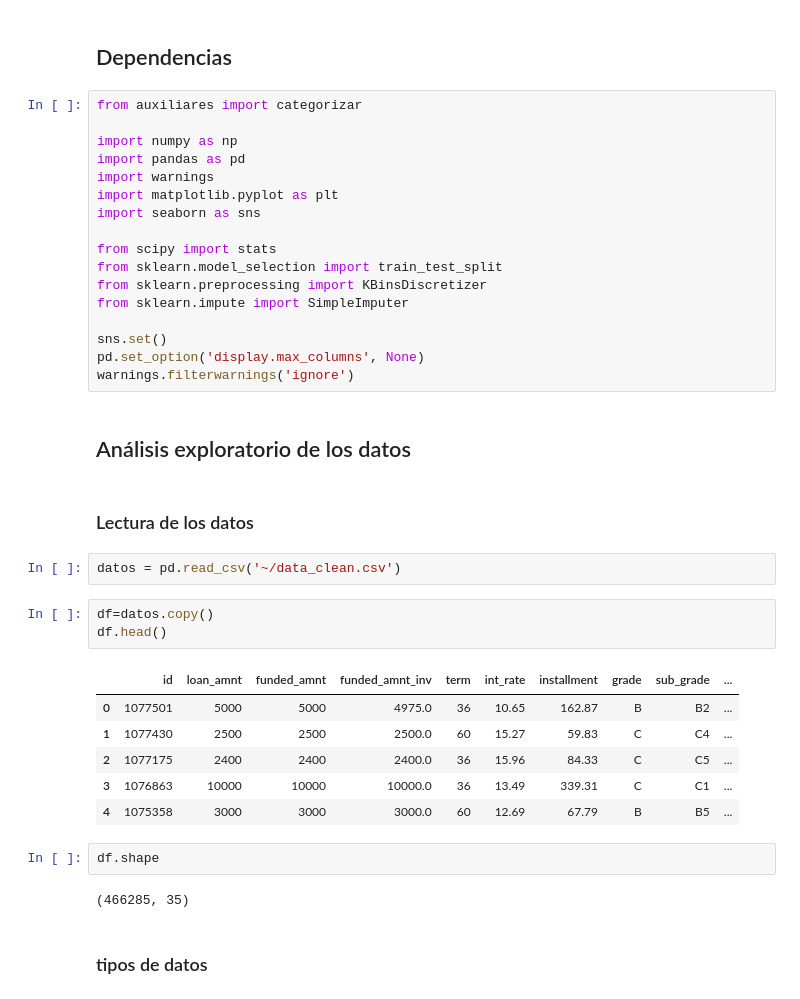
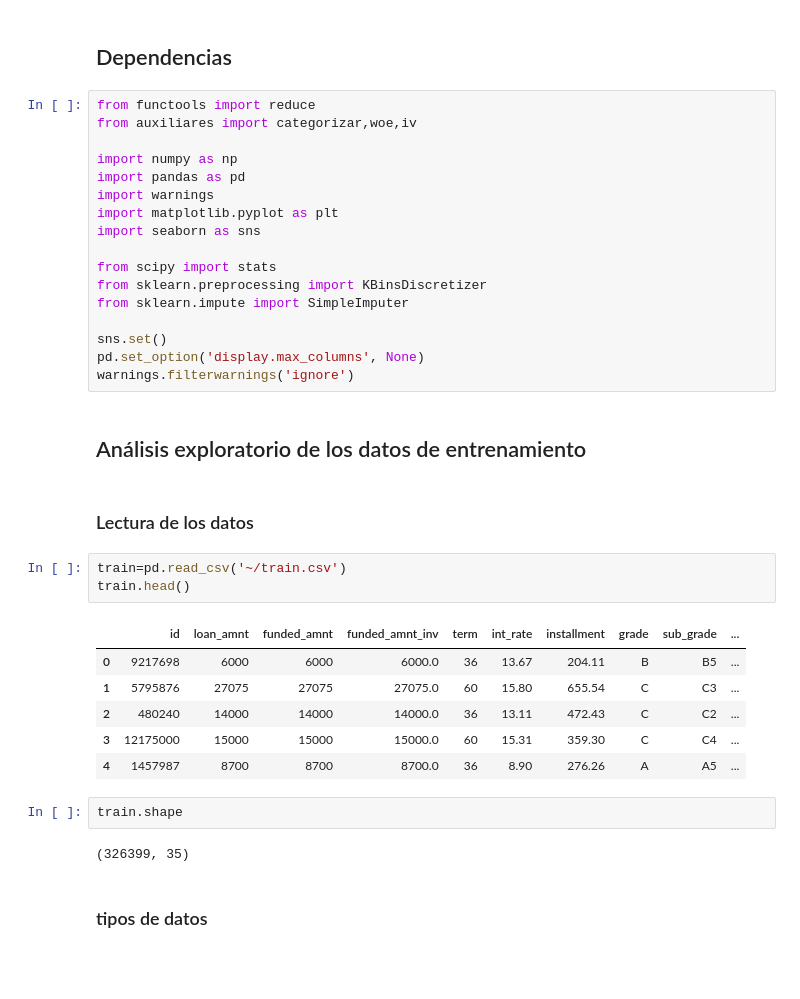
Before and after one commit to alesm99/credit_scoring, a Jupyter notebook: 3_Discretización.ipynb, the cells around one changed output. Saved outputs shown, nothing was run; the diff lists cells and outputs as text; blank space fills up the shorter version.

```diff
--- a/3_Discretización.ipynb
+++ b/3_Discretización.ipynb
@@ -1,7 +1,8 @@
 # %% [markdown]
 ## Dependencias
 # %%
-from auxiliares import categorizar
+from functools import reduce
+from auxiliares import categorizar,woe,iv
 
 import numpy as np
 import pandas as pd
@@ -10,7 +11,6 @@ import matplotlib.pyplot as plt
 import seaborn as sns
 
 from scipy import stats
-from sklearn.model_selection import train_test_split
 from sklearn.preprocessing import KBinsDiscretizer
 from sklearn.impute import SimpleImputer
 
@@ -18,25 +18,23 @@ sns.set()
 pd.set_option('display.max_columns', None)
 warnings.filterwarnings('ignore')
 # %% [markdown]
-## Análisis exploratorio de los datos
+## Análisis exploratorio de los datos de entrenamiento
 # %% [markdown]
 ### Lectura de los datos
 # %%
-datos = pd.read_csv('~/data_clean.csv')
+train=pd.read_csv('~/train.csv')
+train.head()
+# %% [output]
+|  | id | loan_amnt | funded_amnt | funded_amnt_inv | term | int_rate | installment | grade | sub_grade | ... |
+| 0 | 9217698 | 6000 | 6000 | 6000.0 | 36 | 13.67 | 204.11 | B | B5 | ... |
+| 1 | 5795876 | 27075 | 27075 | 27075.0 | 60 | 15.80 | 655.54 | C | C3 | ... |
+| 2 | 480240 | 14000 | 14000 | 14000.0 | 36 | 13.11 | 472.43 | C | C2 | ... |
+| 3 | 12175000 | 15000 | 15000 | 15000.0 | 60 | 15.31 | 359.30 | C | C4 | ... |
+| 4 | 1457987 | 8700 | 8700 | 8700.0 | 36 | 8.90 | 276.26 | A | A5 | ... |
-# %%
-df=datos.copy()
-df.head()
-# %% [output]
-|  | id | loan_amnt | funded_amnt | funded_amnt_inv | term | int_rate | installment | grade | sub_grade | ... |
-| 0 | 1077501 | 5000 | 5000 | 4975.0 | 36 | 10.65 | 162.87 | B | B2 | ... |
-| 1 | 1077430 | 2500 | 2500 | 2500.0 | 60 | 15.27 | 59.83 | C | C4 | ... |
-| 2 | 1077175 | 2400 | 2400 | 2400.0 | 36 | 15.96 | 84.33 | C | C5 | ... |
-| 3 | 1076863 | 10000 | 10000 | 10000.0 | 36 | 13.49 | 339.31 | C | C1 | ... |
-| 4 | 1075358 | 3000 | 3000 | 3000.0 | 60 | 12.69 | 67.79 | B | B5 | ... |
 # %%
-df.shape
+train.shape
 # %% [output]
-(466285, 35)
+(326399, 35)
 # %% [markdown]
 ### tipos de datos
 # %%
```
Also changed, not shown: parts of 65 cells of this notebook.
